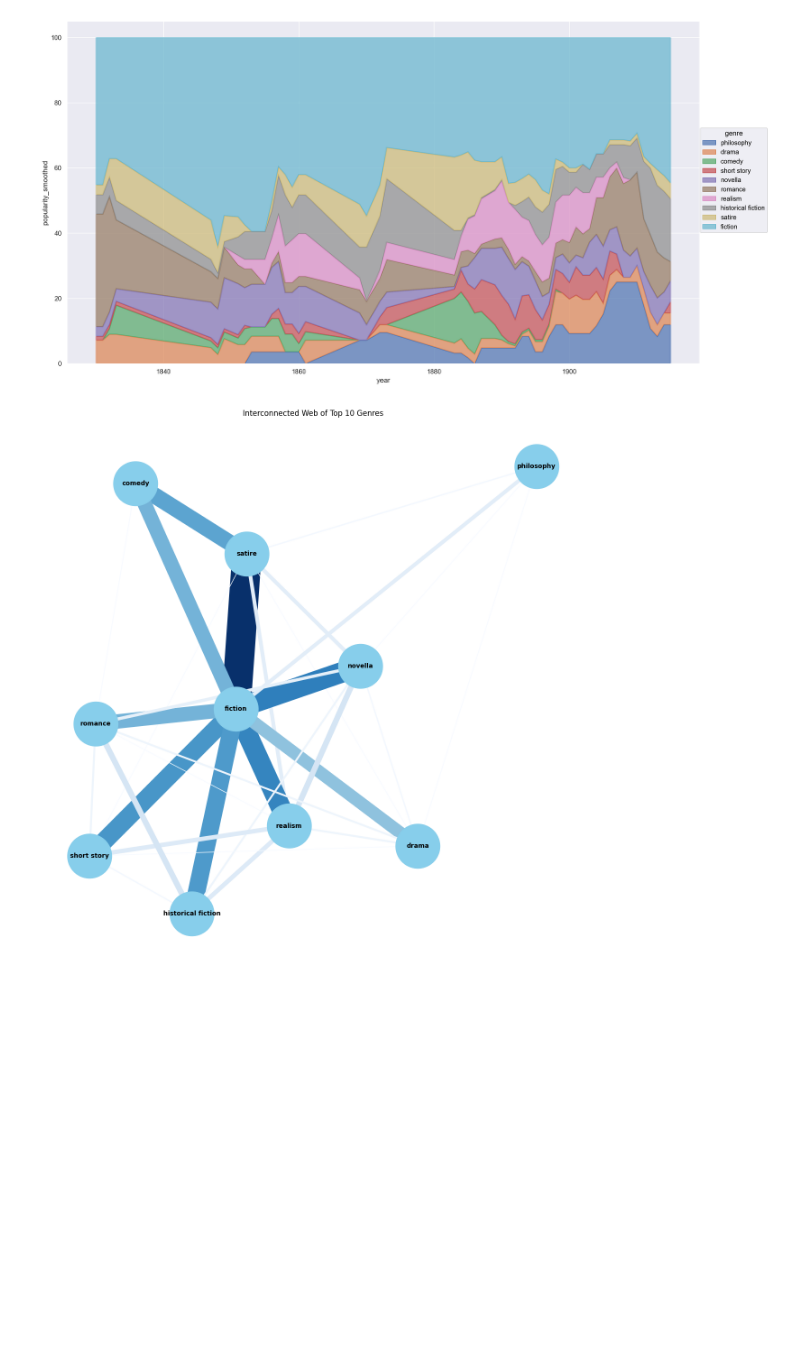
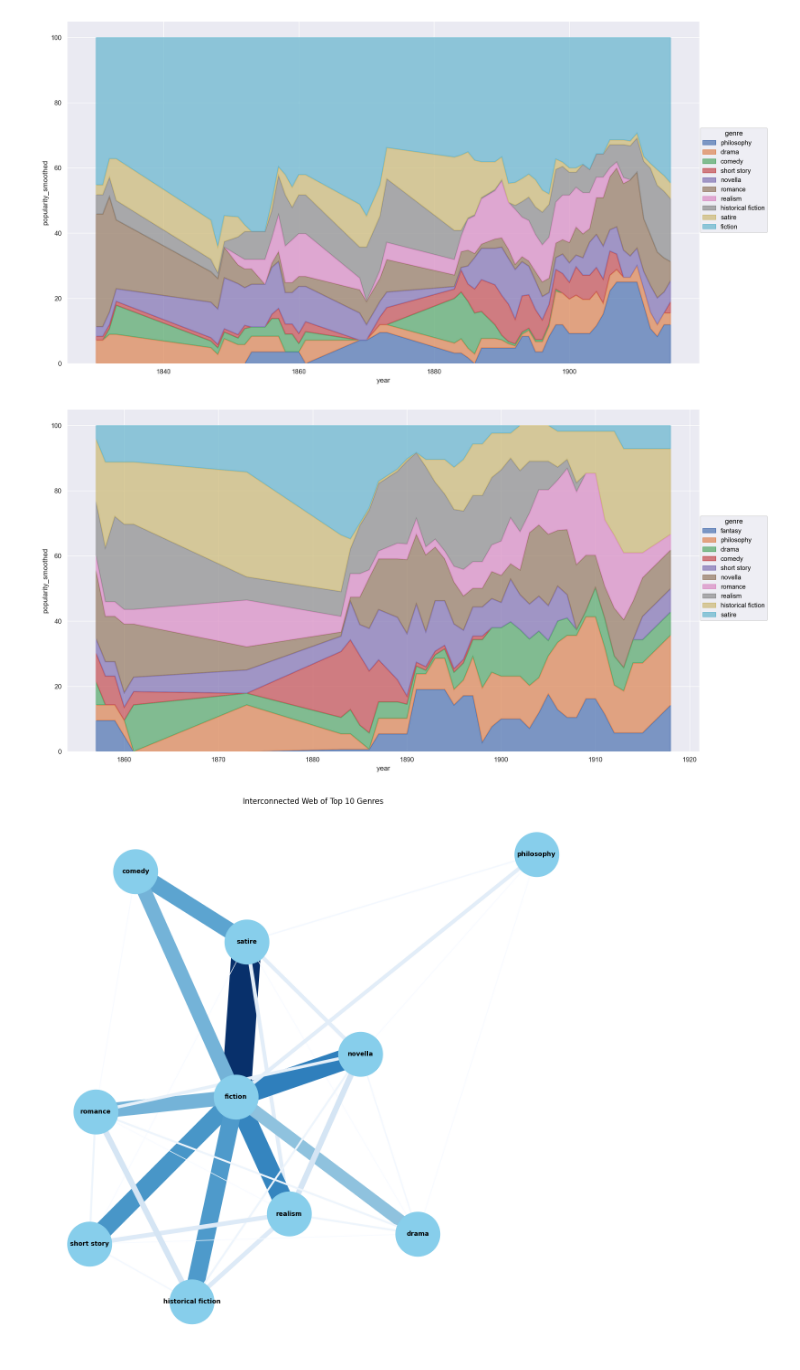
Before and after one commit to AlistairKeiller/russian_lit, a Jupyter notebook: gemini.ipynb, the cells around one changed output. Saved outputs shown, nothing was run; the diff lists cells and outputs as text; code cells hidden in the pictures; blank space fills up the shorter version.

```diff
--- a/gemini.ipynb
+++ b/gemini.ipynb
@@ -167,6 +167,32 @@ so.Plot(
 )
 # %% [output]
 [figure]
+# %%
+genre_trends = df.explode("genres_list").groupby(["year", "genres_list"]).size().unstack(fill_value=0)
+filtered_genre_trends = genre_trends[genre_trends.sum().sort_values().index[-11:-1]]
+percentage_filtered_genre_trends = (
+    filtered_genre_trends.divide(filtered_genre_trends.sum(axis=1), axis=0) * 100
+).reset_index()
+melted_percentage_filtered_genre_trends = percentage_filtered_genre_trends.melt(
+    id_vars="year", var_name="genre", value_name="popularity"
+)
+
+melted_percentage_filtered_genre_trends["popularity_smoothed"] = (
+    melted_percentage_filtered_genre_trends.groupby("genre")["popularity"].transform(
+        lambda x: x.rolling(window=7, center=True).mean()
+    )
+)
+
+so.Plot(
+    melted_percentage_filtered_genre_trends,
+    "year",
+    "popularity_smoothed",
+    color="genre",
+).add(so.Area(alpha=0.7), so.Stack()).layout(size=(16, 9)).save(
+    "gemini3.png", bbox_inches="tight"
+)
+# %% [output]
+[figure, added]
 # %%
 top_genres = df['genres_list'].explode("genres_list").value_counts().head(10).index
 genre_pairs = df['genres_list'].apply(lambda x: [frozenset([a, b]) for i, a in enumerate(x) for b in x[i+1:] if a in top_genres and b in top_genres])
```
Also changed, not shown: parts of 3 cells of this notebook, 3 other files.
